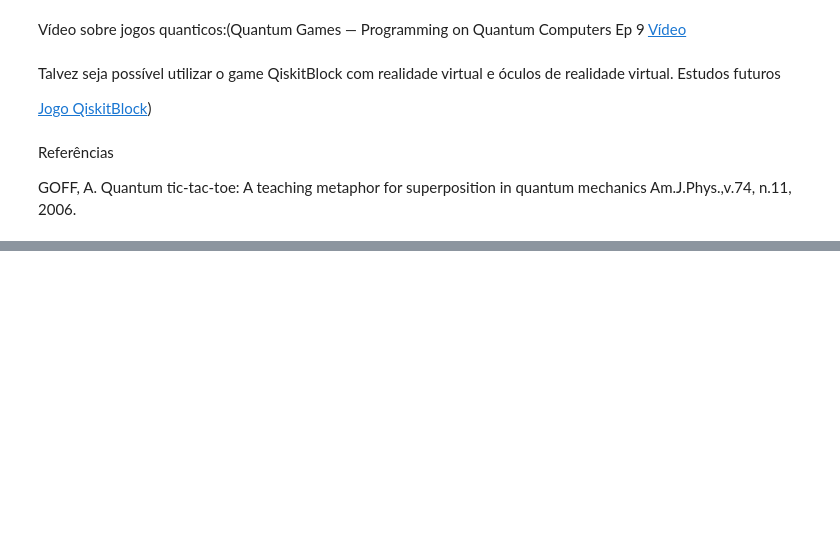
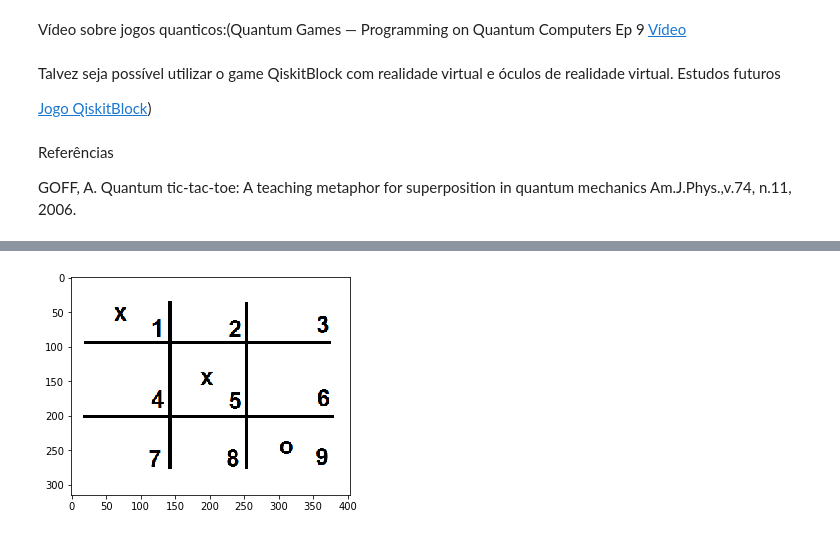
Before and after one commit to marcelaportela/QuantumTicTacToe, a Jupyter notebook: Quantica.ipynb, the cells around one changed output, grey strips where cells are left out. Drawn from its saved outputs; the diff is of its cells as text; code cells hidden in the pictures; blank space fills up the shorter version.

```diff
--- a/Quantica.ipynb
+++ b/Quantica.ipynb
@@ -138 +162,4 @@ Saving jogo da velha quântico.png to jogo da velha quântico.png
+# %%
+
+img = mpimg.imread('exemplo 1.png')
 # %%
@@ -141,0 +185,4 @@ print(imagem)
+# %%
+imgplot = plt.imshow(img)
+# %% [output]
+[figure, added]
```
Also changed, not shown: parts of 19 cells of this notebook.
